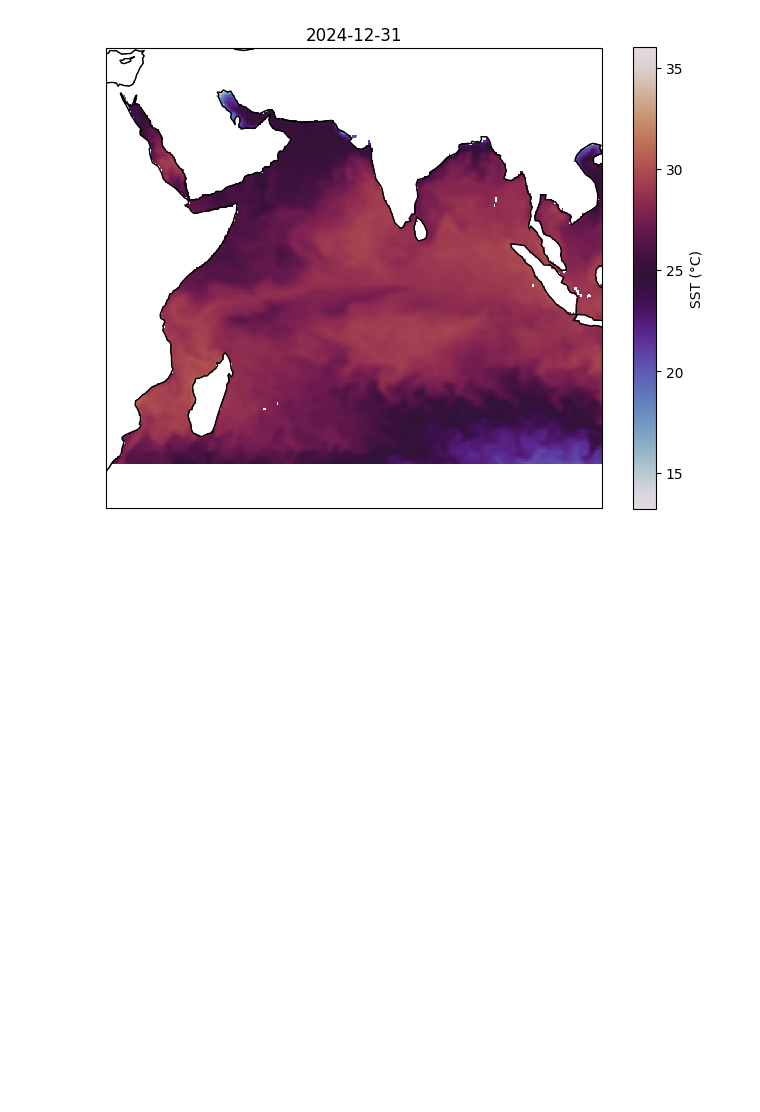
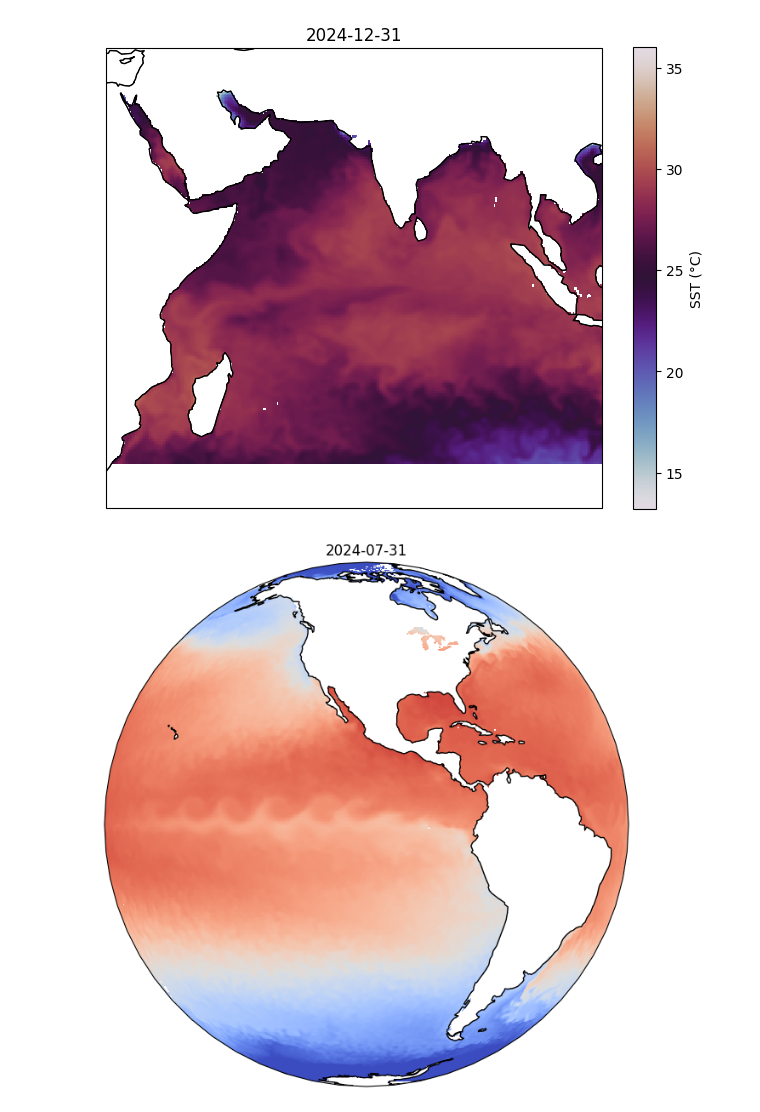
Before and after one commit to pajonnakuti/pyDataviz, a Jupyter notebook: Read_netCDF_Viz.ipynb, the cells around one changed output. Cells and saved outputs as stored; diff of their text form; code cells hidden in the pictures; blank space fills up the shorter version.

```diff
--- a/Read_netCDF_Viz.ipynb
+++ b/Read_netCDF_Viz.ipynb
@@ -127,3 +127,59 @@ plt.show()
 # %% [output]
 WARNING:matplotlib.animation:MovieWriter imagemagick unavailable; using Pillow instead.
 [figure]
+# %%
+import xarray as xr
+import matplotlib.pyplot as plt
+import cartopy.crs as ccrs
+from matplotlib.animation import FuncAnimation
+import numpy as np
+
+# === Load dataset ===
+ds = xr.open_dataset("/content/drive/MyDrive/PyDataViz/sst.day.mean.2024.nc")   # replace with your NetCDF file
+sst = ds["sst"]
+
+# Pick random time steps
+n_frames = 40
+time_indices = np.random.choice(len(sst.time), n_frames, replace=False)
+
+# Setup figure
+fig = plt.figure(figsize=(8, 8))
+
+
+# === Update function ===
+def update(frame):
+    # Clear previous frame artists
+    plt.clf() # Clear the figure
+
+    # Rotate globe with frame index
+    central_lon = (60 + frame * 5) % 360
+    # Create a new axes with the updated projection
+    ax = plt.axes(projection=ccrs.Orthographic(central_longitude=central_lon, central_latitude=0))
+    ax.set_global()
+    ax.coastlines()
+
+    # Pick random time step
+    t = time_indices[frame % n_frames]
+    data = sst.isel(time=t)
+
+    # Update the plot data
+    im = ax.pcolormesh(
+        data["lon"], data["lat"], data,
+        transform=ccrs.PlateCarree(), cbar_kwargs={'label': 'SST (°C)'},
+        cmap="coolwarm"
+    )
+    title = ax.set_title(str(data["time"].values)[:10])
+    # Return the artists that were updated
+    return [im, title]
+
+
+# === Animate ===
+ani = FuncAnimation(fig, update, frames=n_frames, interval=250, blit=False)
+
+# Save output
+ani.save("/content/drive/MyDrive/PyDataViz/sst_globe_rotation_time.mp4", writer="ffmpeg", dpi=150)
+# ani.save("/content/drive/MyDrive/PyDataViz/sst_globe_rotation_time.gif", writer="imagemagick")
+
+plt.show()
+# %% [output]
+[figure, added]
```
